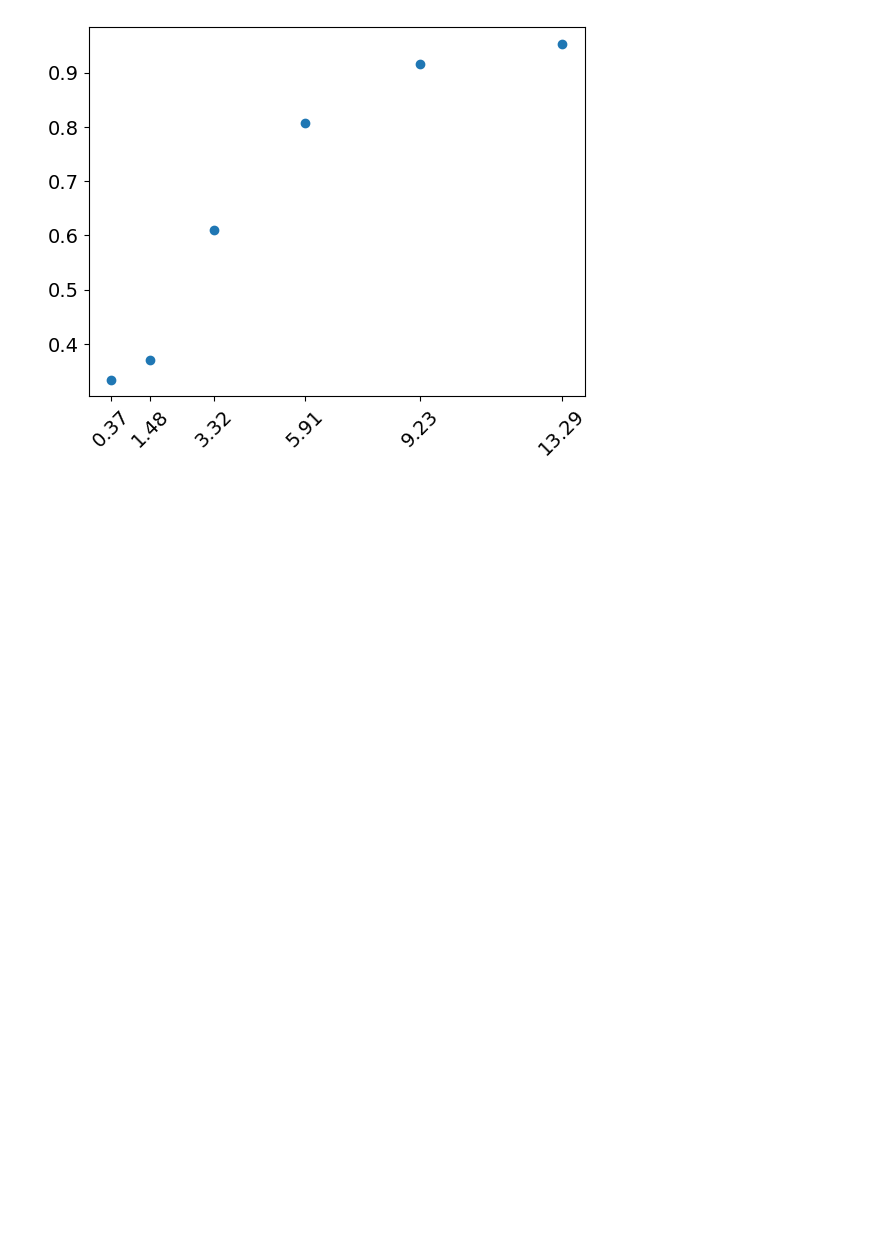
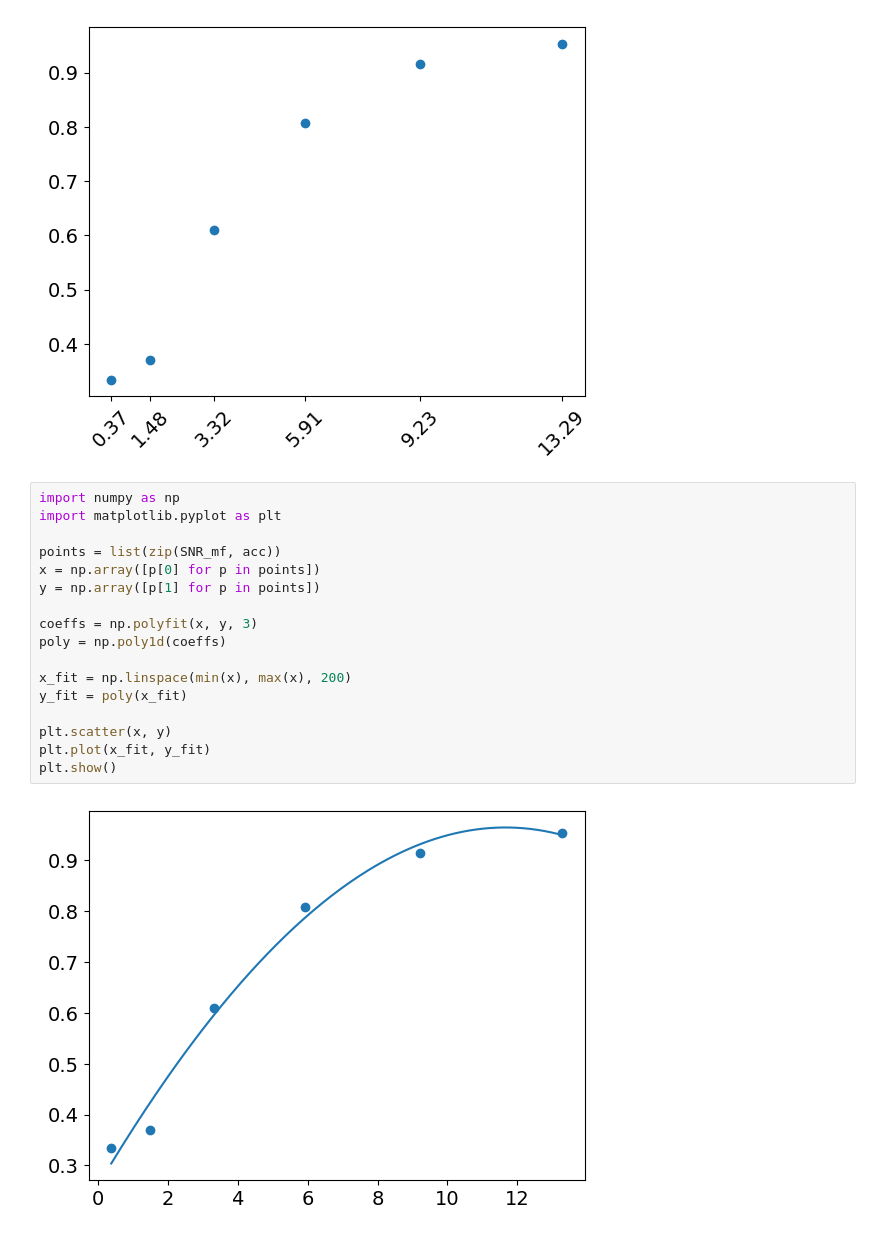
Before and after one commit to FrancescoPeron/LCP_B, a Jupyter notebook: ASSIGNMENT/test_SNR_accuracy.ipynb, the cells around one changed output. Saved outputs shown, nothing was run; the diff lists cells and outputs as text; blank space fills up the shorter version.

```diff
--- a/ASSIGNMENT/test_SNR_accuracy.ipynb
+++ b/ASSIGNMENT/test_SNR_accuracy.ipynb
@@ -237,3 +237,22 @@ plt.xticks(SNR_mf, rotation=45)
 plt.show()
 # %% [output]
 [figure]
+# %%
+import numpy as np
+import matplotlib.pyplot as plt
+
+points = list(zip(SNR_mf, acc))
+x = np.array([p[0] for p in points])
+y = np.array([p[1] for p in points])
+
+coeffs = np.polyfit(x, y, 3)
+poly = np.poly1d(coeffs)
+
+x_fit = np.linspace(min(x), max(x), 200)
+y_fit = poly(x_fit)
+
+plt.scatter(x, y)
+plt.plot(x_fit, y_fit)
+plt.show()
+# %% [output]
+[figure, added]
```
